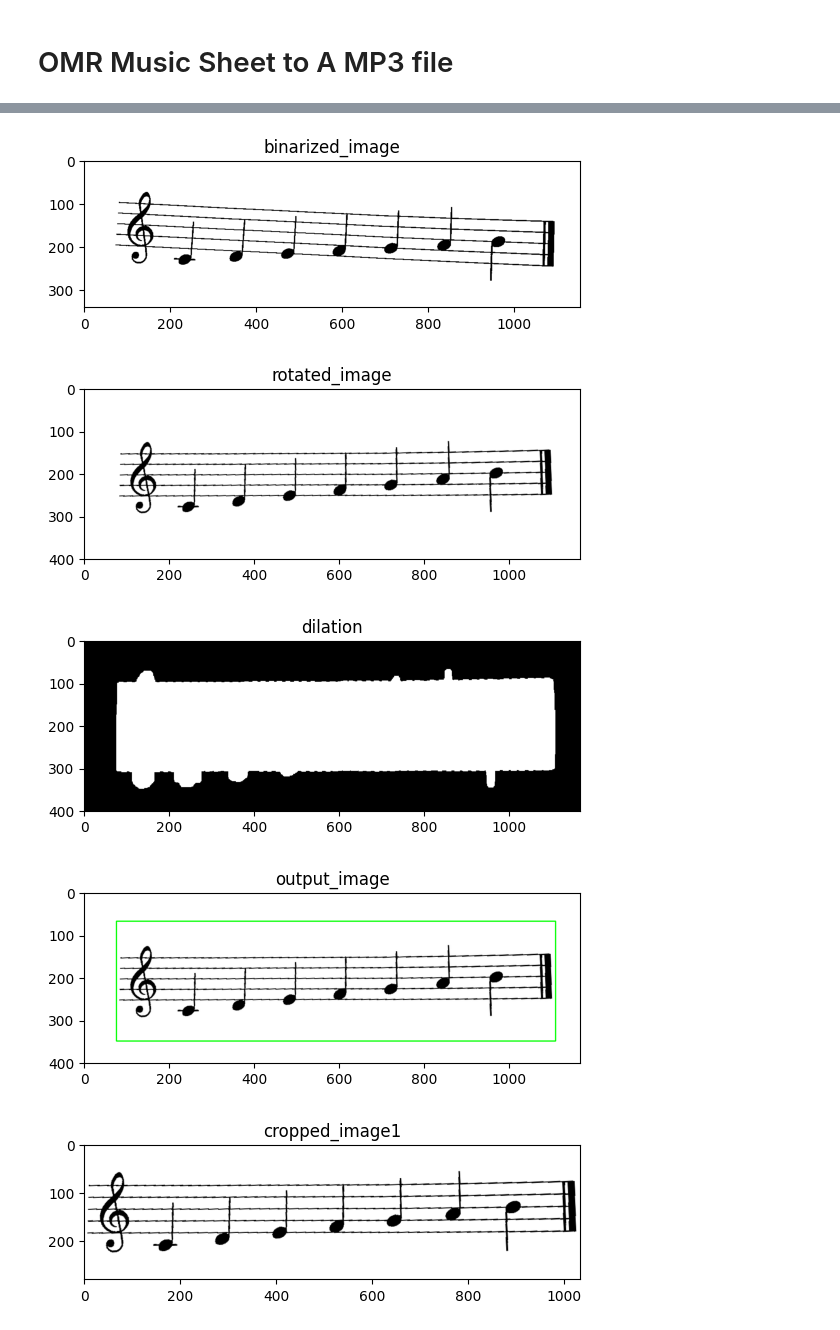
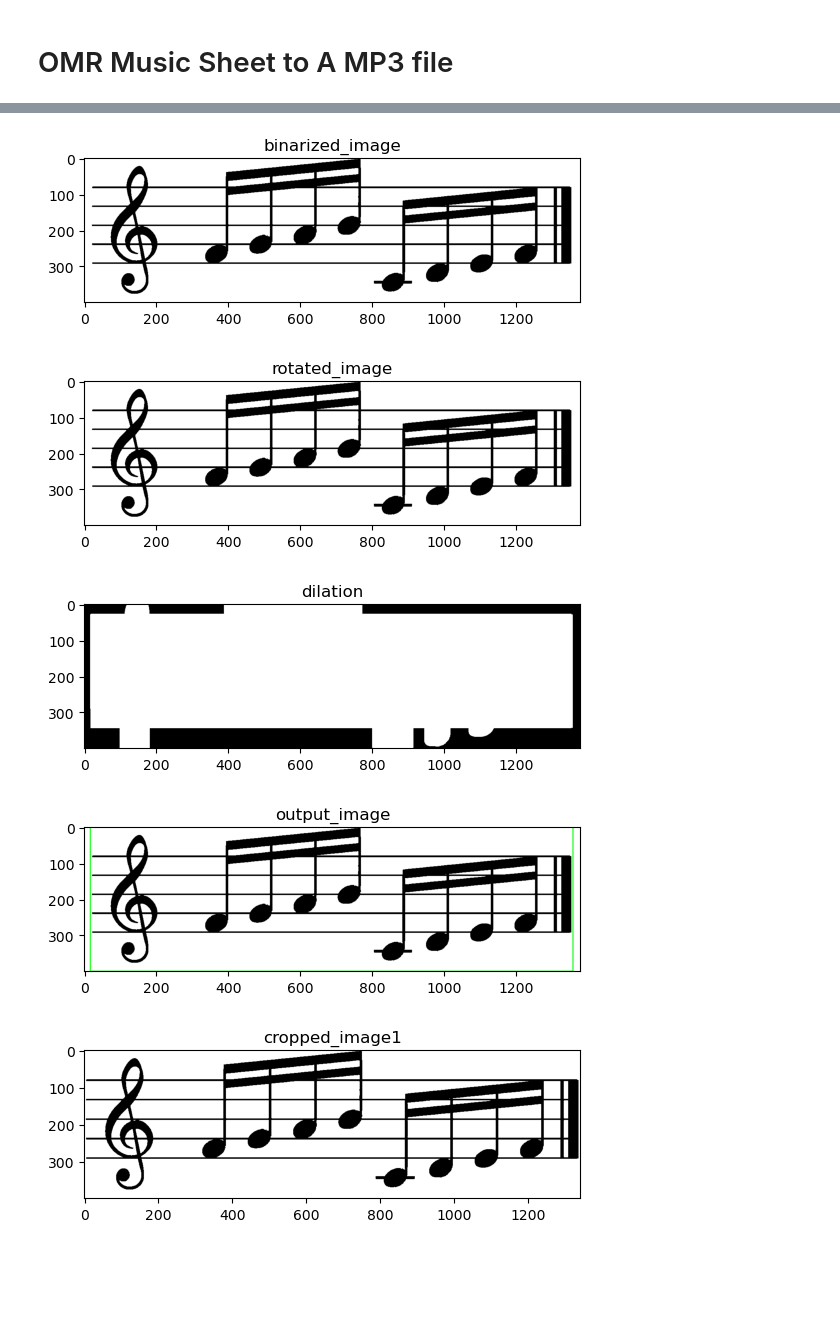
Before and after one commit to Malakyasser8/OMR-Music-Sheet-To-Song, a Jupyter notebook: main.ipynb, the cells around one changed output, grey strips where cells are left out. Saved outputs shown, nothing was run; the diff lists cells and outputs as text; code cells hidden in the pictures; blank space fills up the shorter version.

```diff
--- a/main.ipynb
+++ b/main.ipynb
@@ -252,7 +252,7 @@ def resize_with_aspect_ratio(image, target_width, target_height, color=0):
     return canvas
 # %%
 # Read the image
-img = cv2.imread("./images/image11.png")
+img = cv2.imread("./images/image12.png")
 
 #remove noise using ski and opencv filters
 # remove_noise = median(img)
@@ -314,35 +314,35 @@ max_bbox = None  # Will store the coordinates of the maximum bounding box
 for contour in contours:
     # Get the bounding rectangle (x, y, width, height)
     x, y, w, h = cv2.boundingRect(contour)
     # Calculate the area of the bounding rectangle
     area = w * h
     # Check if this is the largest bounding box so far
     if area > max_area:
         max_area = area
         max_bbox = (x, y, w, h)
 if max_bbox is not None:
     x, y, w, h = max_bbox
     cv2.rectangle(output_image, (x, y), (x + w, y + h), (0, 255, 0), 2)
 
 # Display the result with bounding boxes
 # cv2.imshow('Bounding Rectangles', output_image)
 # cv2.waitKey(0)
 # cv2.destroyAllWindows()
 show_images([output_image],["output_image"])
 
 
 x, y, w, h = max_bbox
 cropped_image = rotated_image_copy[y:y+h, x:x+w]
 show_images([cropped_image],["cropped_image1"])
 
 cropped_image=255-cropped_image
 cropped_image=cropped_image>0
 final_image=remove_small_objects(cropped_image, 700, connectivity=8)
 
 show_images([final_image],["final_image"])
 # %% [output]
-[figure, old version]
+[figure, new version]
-[figure, old version]
+[figure, new version]
-[figure, old version]
+[figure, new version]
-[figure, old version]
+[figure, new version]
-[figure, old version]
+[figure, new version]
```
Also changed, not shown: parts of 7 cells of this notebook, 1 other file.
